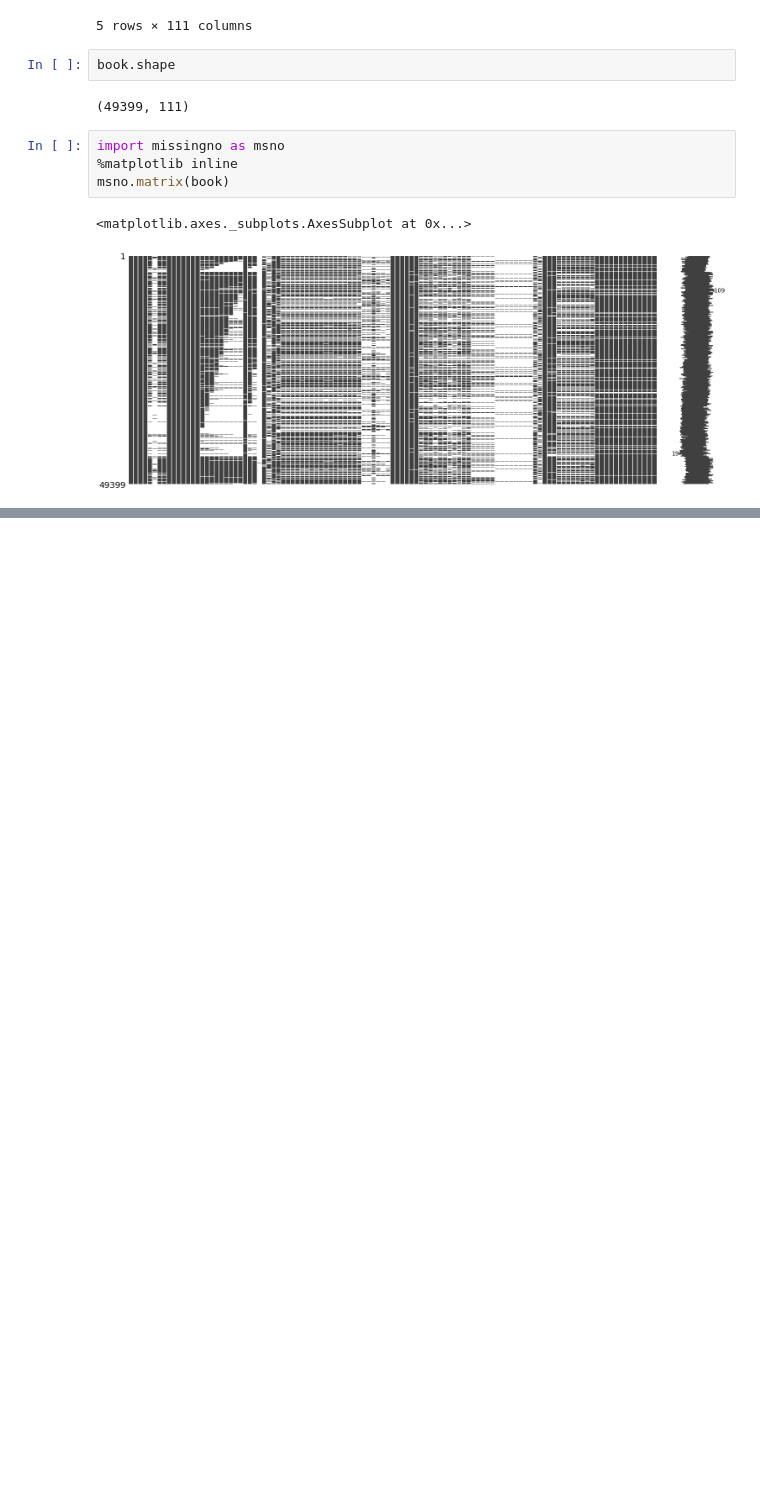
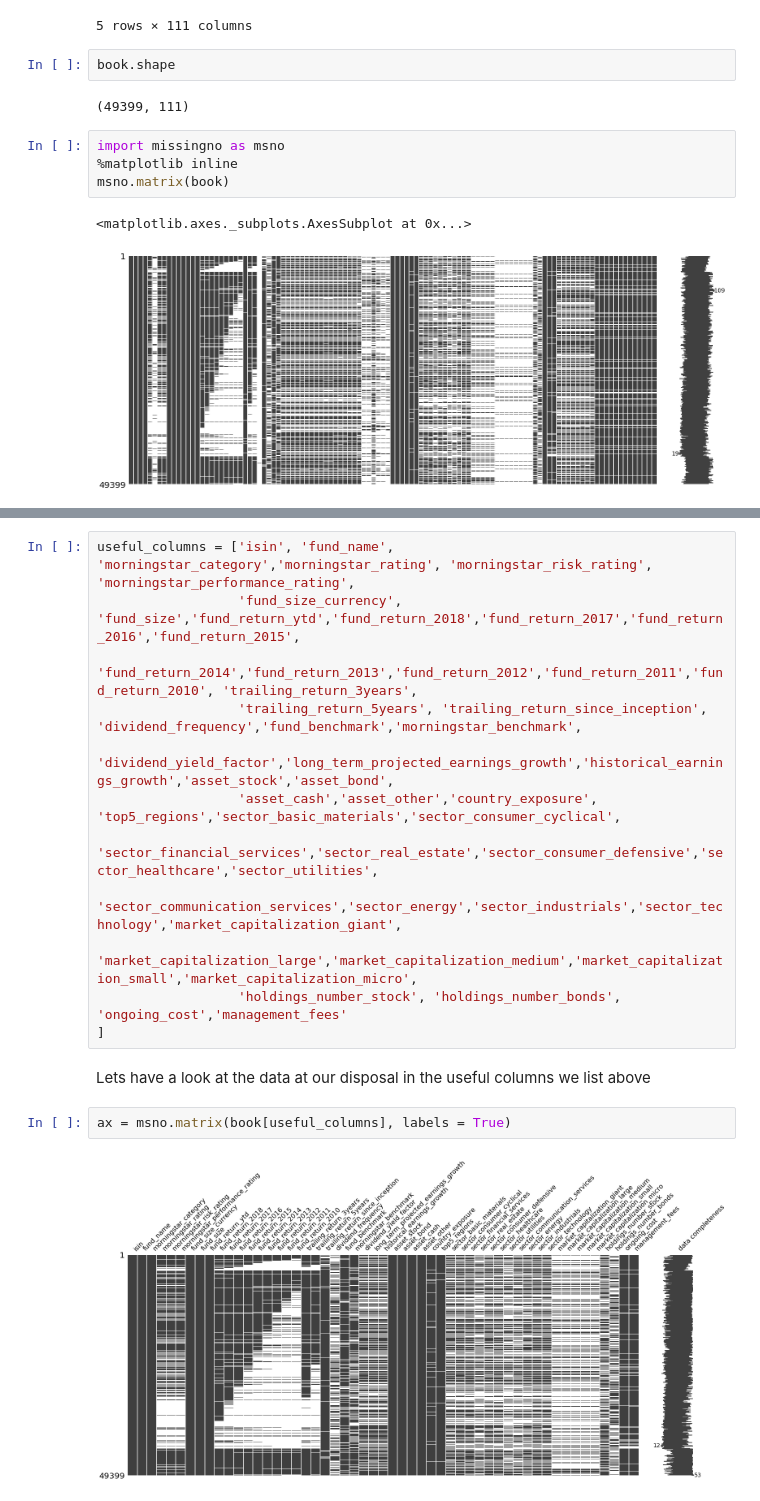
Before and after one commit to saxe405/NYC-high-school-data, a Jupyter notebook: Morningstar_ratings.ipynb, the cells around one changed output, grey strips where cells are left out. Cells and saved outputs as stored; diff of their text form; blank space fills up the shorter version.

```diff
--- a/Morningstar_ratings.ipynb
+++ b/Morningstar_ratings.ipynb
@@ -56,0 +65,18 @@ Index(['class_size', 'fund_size_currency', 'fund_size', 'fund_return_ytd',
+# %%
+useful_columns = ['isin', 'fund_name', 'morningstar_category','morningstar_rating', 'morningstar_risk_rating', 'morningstar_performance_rating',
+                  'fund_size_currency', 'fund_size','fund_return_ytd','fund_return_2018','fund_return_2017','fund_return_2016','fund_return_2015',
+                  'fund_return_2014','fund_return_2013','fund_return_2012','fund_return_2011','fund_return_2010', 'trailing_return_3years',
+                  'trailing_return_5years', 'trailing_return_since_inception', 'dividend_frequency','fund_benchmark','morningstar_benchmark',
+                  'dividend_yield_factor','long_term_projected_earnings_growth','historical_earnings_growth','asset_stock','asset_bond',
+                  'asset_cash','asset_other','country_exposure', 'top5_regions','sector_basic_materials','sector_consumer_cyclical',
+                  'sector_financial_services','sector_real_estate','sector_consumer_defensive','sector_healthcare','sector_utilities',
+                  'sector_communication_services','sector_energy','sector_industrials','sector_technology','market_capitalization_giant',
+                  'market_capitalization_large','market_capitalization_medium','market_capitalization_small','market_capitalization_micro',
+                  'holdings_number_stock', 'holdings_number_bonds', 'ongoing_cost','management_fees'
+]
+# %% [markdown]
+Lets have a look at the data at our disposal in the useful columns we list above
+# %%
+ax = msno.matrix(book[useful_columns], labels = True)
+# %% [output]
+[figure, added]
```
Also changed, not shown: parts of 12 cells of this notebook.
